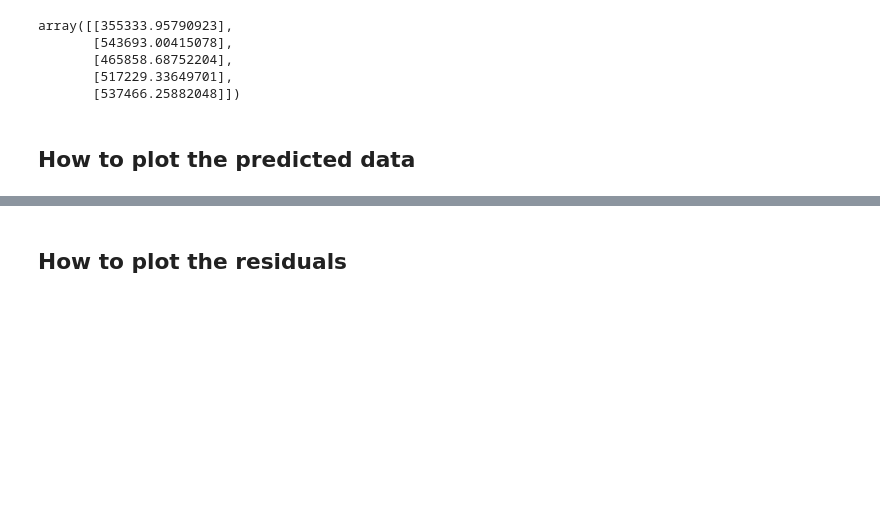
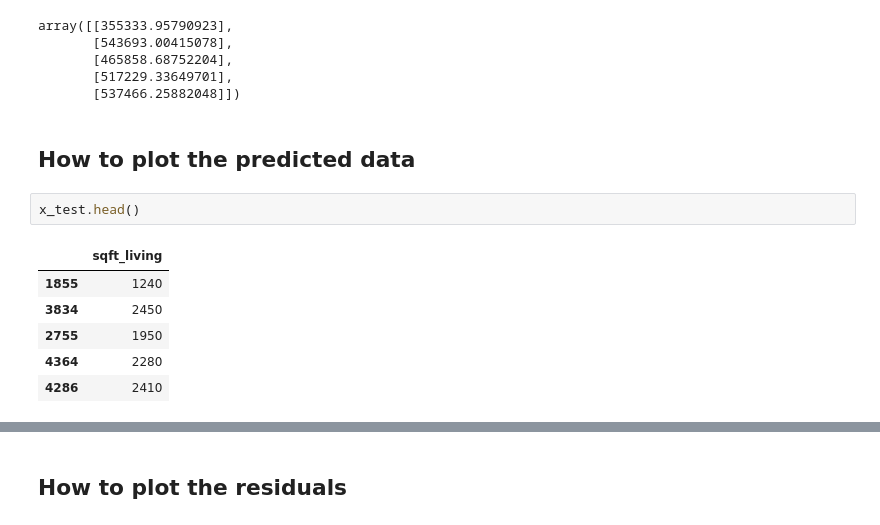
Before and after one commit to ncrowder/python, a Jupyter notebook: murach_data_analysis/class_demos/regression.ipynb, the cells around one changed output, grey strips where cells are left out. Saved outputs shown, nothing was run; the diff lists cells and outputs as text; blank space fills up the shorter version.

```diff
--- a/murach_data_analysis/class_demos/regression.ipynb
+++ b/murach_data_analysis/class_demos/regression.ipynb
@@ -182,6 +180,15 @@ array([[355333.95790923],
        [537466.25882048]])
 # %% [markdown]
 ## How to plot the predicted data
+# %%
+x_test.head()
+# %% [output]
+|  | sqft_living |
+| 1855 | 1240 |
+| 3834 | 2450 |
+| 2755 | 1950 |
+| 4364 | 2280 |
+| 4286 | 2410 |
 # %%
 # put predicted values in a frame
 predicted = pd.DataFrame(y_predicted, columns=['price_predicted'])
```
Also changed, not shown: parts of 8 cells of this notebook.
